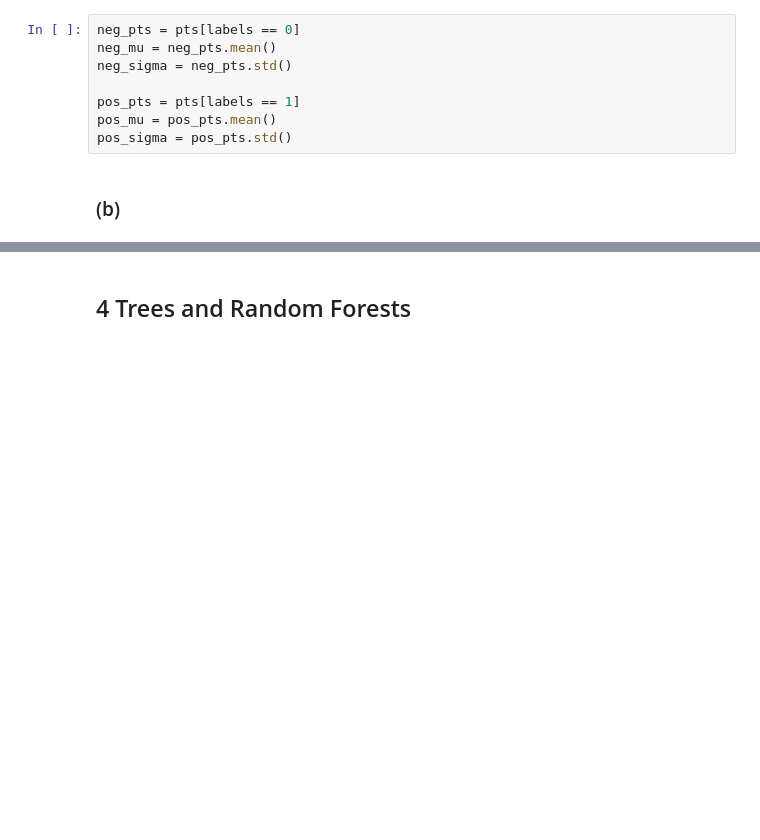
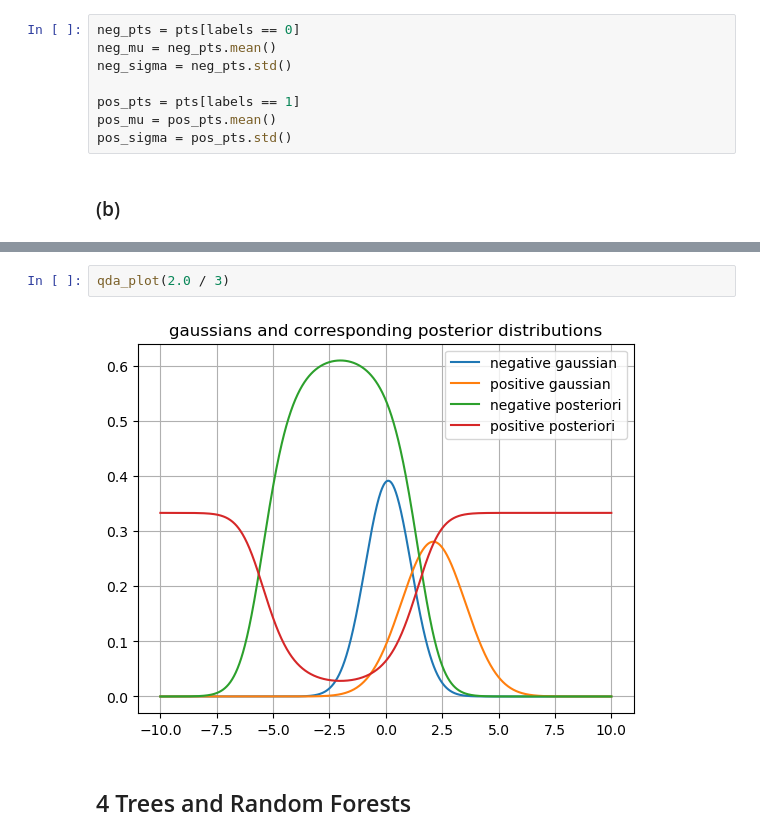
Before and after one commit to anuramat/uhd-mlph, a Jupyter notebook: sheet04/sheet04.ipynb, the cells around one changed output, grey strips where cells are left out. Drawn from its saved outputs; the diff is of its cells as text; blank space fills up the shorter version.

```diff
--- a/sheet04/sheet04.ipynb
+++ b/sheet04/sheet04.ipynb
@@ -34,3 +63,7 @@ plt.plot(x, y_neg)
+# %%
+qda_plot(2.0 / 3)
+# %% [output]
+[figure, added]
 # %% [markdown]
 ## 4 Trees and Random Forests
 # %% [markdown]
```
Also changed, not shown: parts of 9 cells of this notebook, 1 other file.
